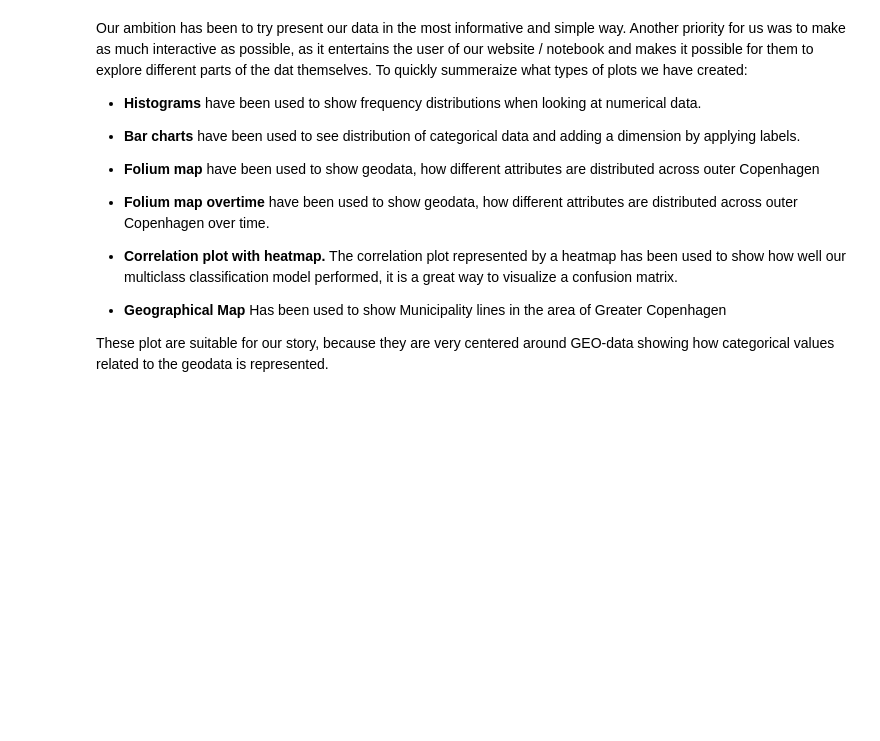
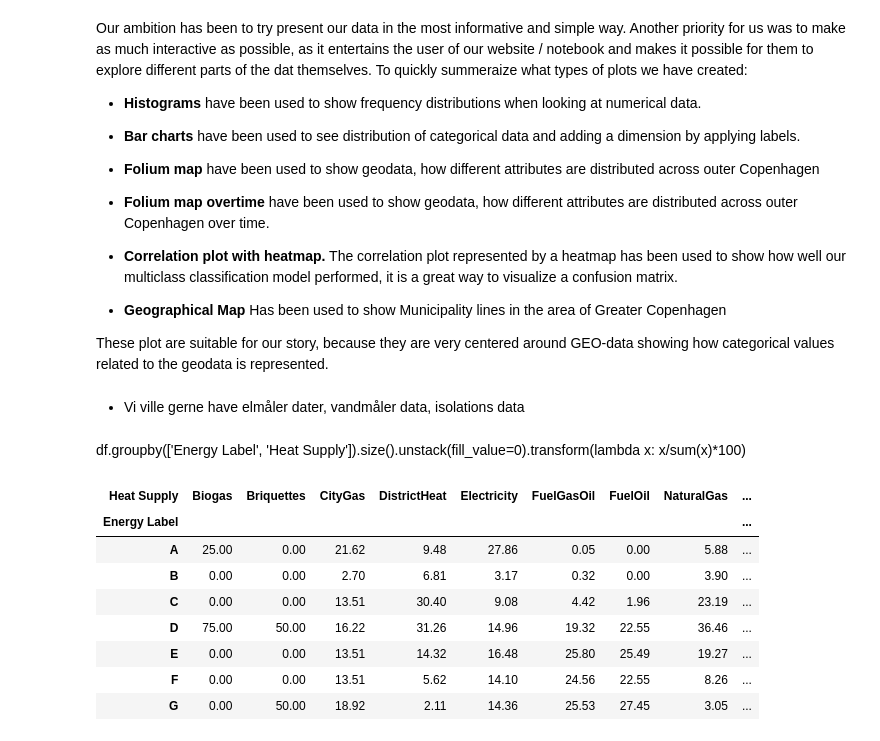
Before and after one commit to oliversvane/DTU_SocialDataProject, a Jupyter notebook: Predictions_martins.ipynb, the cells around one changed output. Cells and saved outputs as stored; diff of their text form; code cells hidden in the pictures; blank space fills up the shorter version.

```diff
--- a/Predictions_martins.ipynb
+++ b/Predictions_martins.ipynb
@@ -409,3 +409,7 @@ Our ambition has been to try present our data in the most informative and simple
 * **Geographical Map** Has been used to show Municipality lines in the area of Greater Copenhagen
 
 These plot are suitable for our story, because they are very centered around GEO-data showing how categorical values related to the geodata is represented.
+# %% [markdown]
+* Vi ville gerne have elmåler dater, vandmåler data, isolations data
+# %% [markdown]
+df.groupby(['Energy Label', 'Heat Supply']).size().unstack(fill_value=0).transform(lambda x: x/sum(x)*100)
@@ -411,0 +418,12 @@ These plot are suitable for our story, because they are very centered around GEO
+# %%
+color_df(df.groupby(['Energy Label', 'Heat Supply']).size().unstack(fill_value=0).transform(lambda x: x/sum(x)*100).round(2))
+# %% [output]
+| Heat Supply | Biogas | Briquettes | CityGas | DistrictHeat | Electricity | FuelGasOil | FuelOil | NaturalGas | ... |
+| Energy Label |  |  |  |  |  |  |  |  | ... |
+| A | 25.00 | 0.00 | 21.62 | 9.48 | 27.86 | 0.05 | 0.00 | 5.88 | ... |
+| B | 0.00 | 0.00 | 2.70 | 6.81 | 3.17 | 0.32 | 0.00 | 3.90 | ... |
+| C | 0.00 | 0.00 | 13.51 | 30.40 | 9.08 | 4.42 | 1.96 | 23.19 | ... |
+| D | 75.00 | 50.00 | 16.22 | 31.26 | 14.96 | 19.32 | 22.55 | 36.46 | ... |
+| E | 0.00 | 0.00 | 13.51 | 14.32 | 16.48 | 25.80 | 25.49 | 19.27 | ... |
+| F | 0.00 | 0.00 | 13.51 | 5.62 | 14.10 | 24.56 | 22.55 | 8.26 | ... |
+| G | 0.00 | 50.00 | 18.92 | 2.11 | 14.36 | 25.53 | 27.45 | 3.05 | ... |
```
Also changed, not shown: parts of 3 cells of this notebook, 1 other file.
